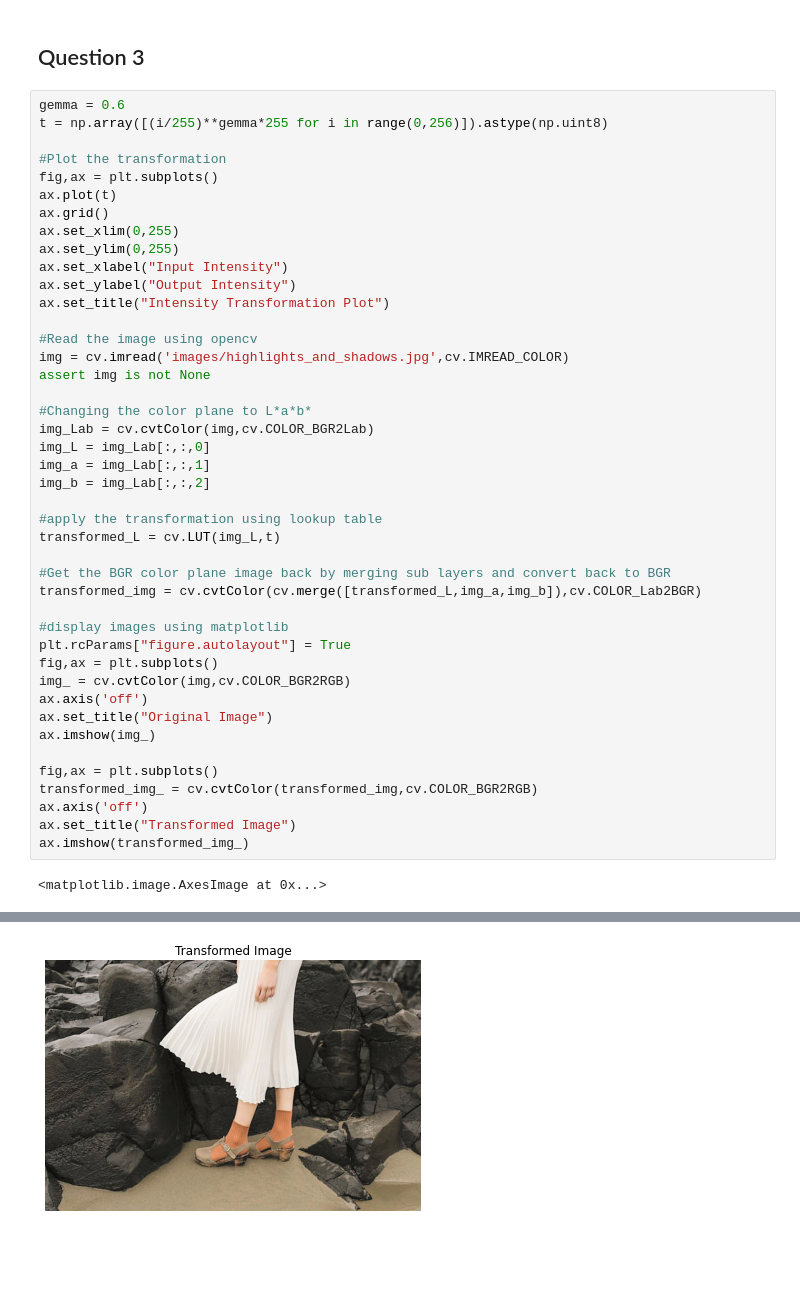
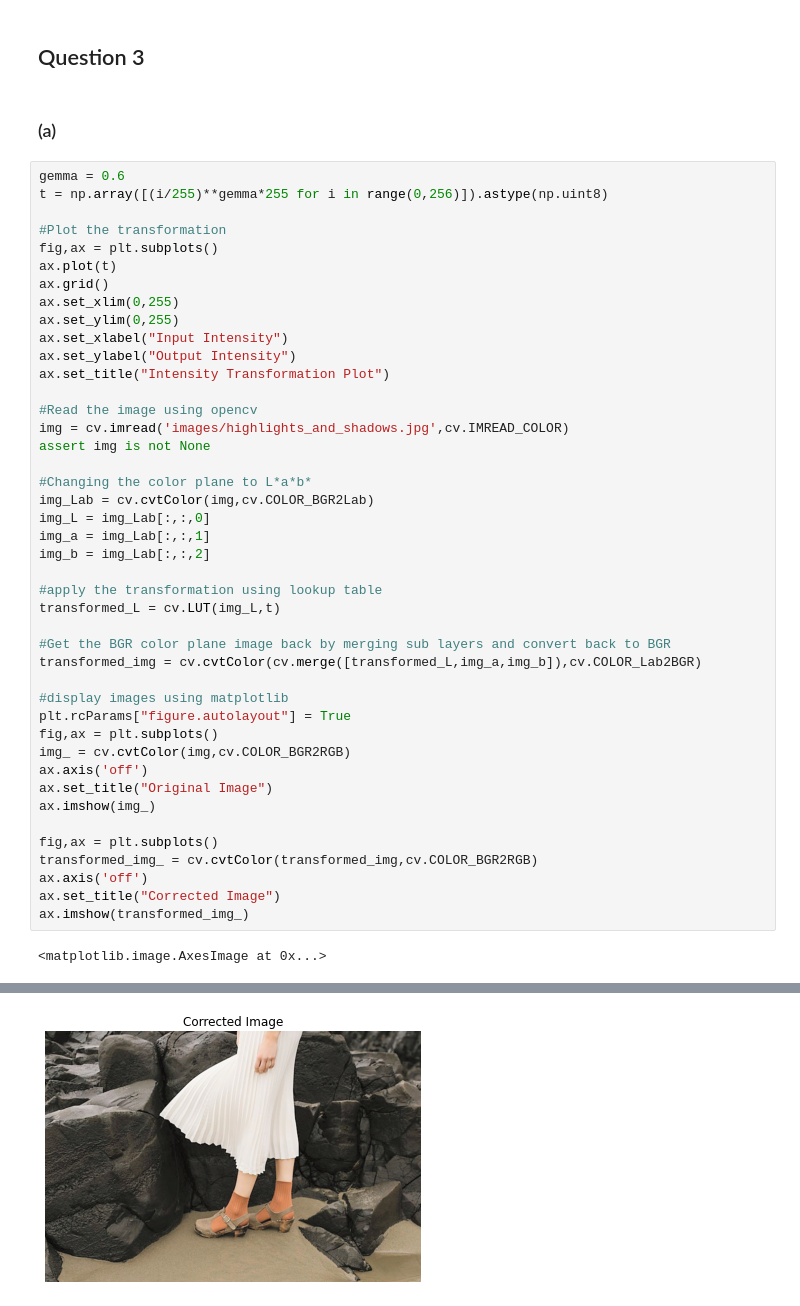
Before and after one commit to vidurawarna/EN2550_CV, a Jupyter notebook: Assignments/Assignment 1/190397E_Assignment1.ipynb, the cells around one changed output, grey strips where cells are left out. Drawn from its saved outputs; the diff is of its cells as text; blank space fills up the shorter version.

```diff
--- a/Assignments/Assignment 1/190397E_Assignment1.ipynb
+++ b/Assignments/Assignment 1/190397E_Assignment1.ipynb
@@ -161,6 +161,8 @@ ax[1].imshow(transformed_img_)
 [figure]
 # %% [markdown]
 ## Question 3
+# %% [markdown]
+### (a)
 # %%
 gemma = 0.6
 t = np.array([(i/255)**gemma*255 for i in range(0,256)]).astype(np.uint8)
@@ -180,32 +182,32 @@ img = cv.imread('images/highlights_and_shadows.jpg',cv.IMREAD_COLOR)
 assert img is not None
 
 #Changing the color plane to L*a*b*
 img_Lab = cv.cvtColor(img,cv.COLOR_BGR2Lab)
 img_L = img_Lab[:,:,0]
 img_a = img_Lab[:,:,1]
 img_b = img_Lab[:,:,2]
 
 #apply the transformation using lookup table
 transformed_L = cv.LUT(img_L,t)
 
 #Get the BGR color plane image back by merging sub layers and convert back to BGR
 transformed_img = cv.cvtColor(cv.merge([transformed_L,img_a,img_b]),cv.COLOR_Lab2BGR)
 
 #display images using matplotlib
 plt.rcParams["figure.autolayout"] = True
 fig,ax = plt.subplots()
 img_ = cv.cvtColor(img,cv.COLOR_BGR2RGB)
 ax.axis('off')
 ax.set_title("Original Image")
 ax.imshow(img_)
 
 fig,ax = plt.subplots()
 transformed_img_ = cv.cvtColor(transformed_img,cv.COLOR_BGR2RGB)
 ax.axis('off')
-ax.set_title("Transformed Image")
+ax.set_title("Corrected Image")
 ax.imshow(transformed_img_)
 # %% [output]
 <matplotlib.image.AxesImage at 0x...>
 [figure]
 [figure]
-[figure, old version]
+[figure, new version]
```
Also changed, not shown: parts of 2 cells of this notebook.
